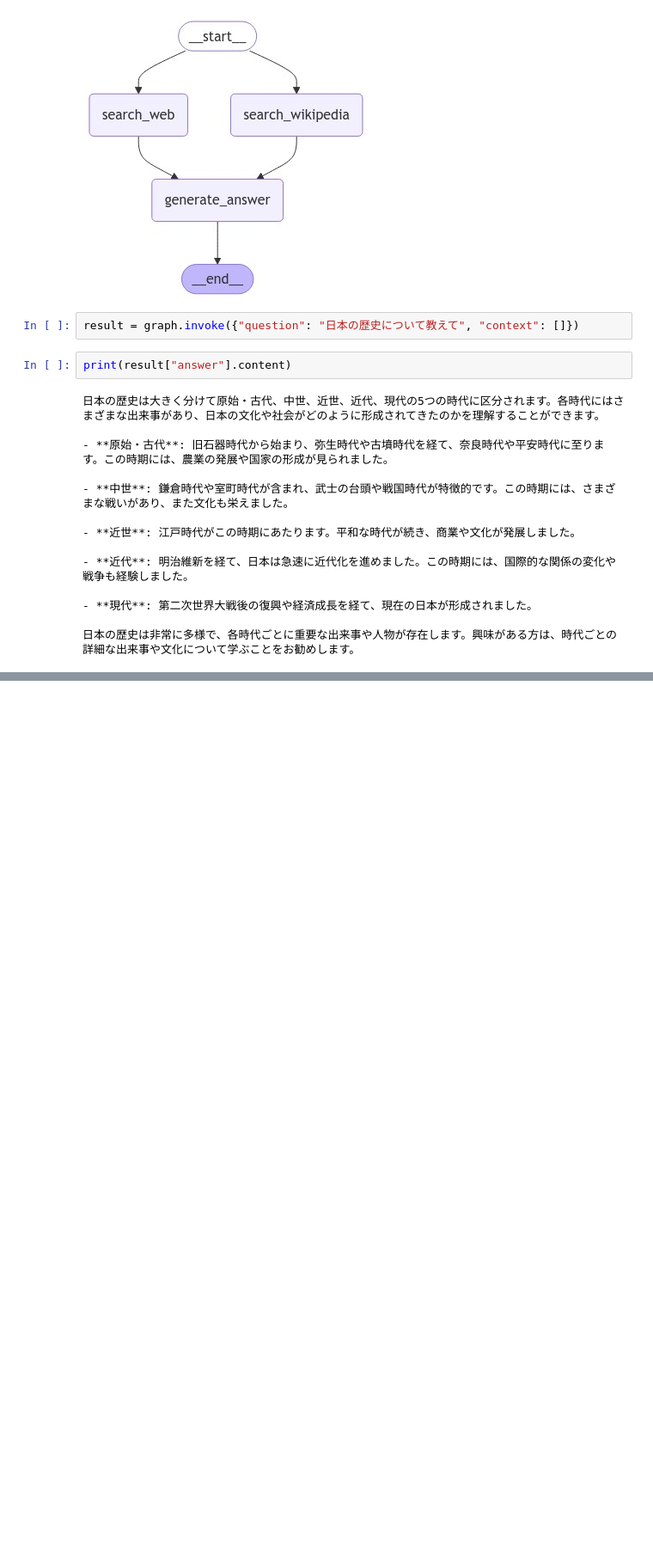
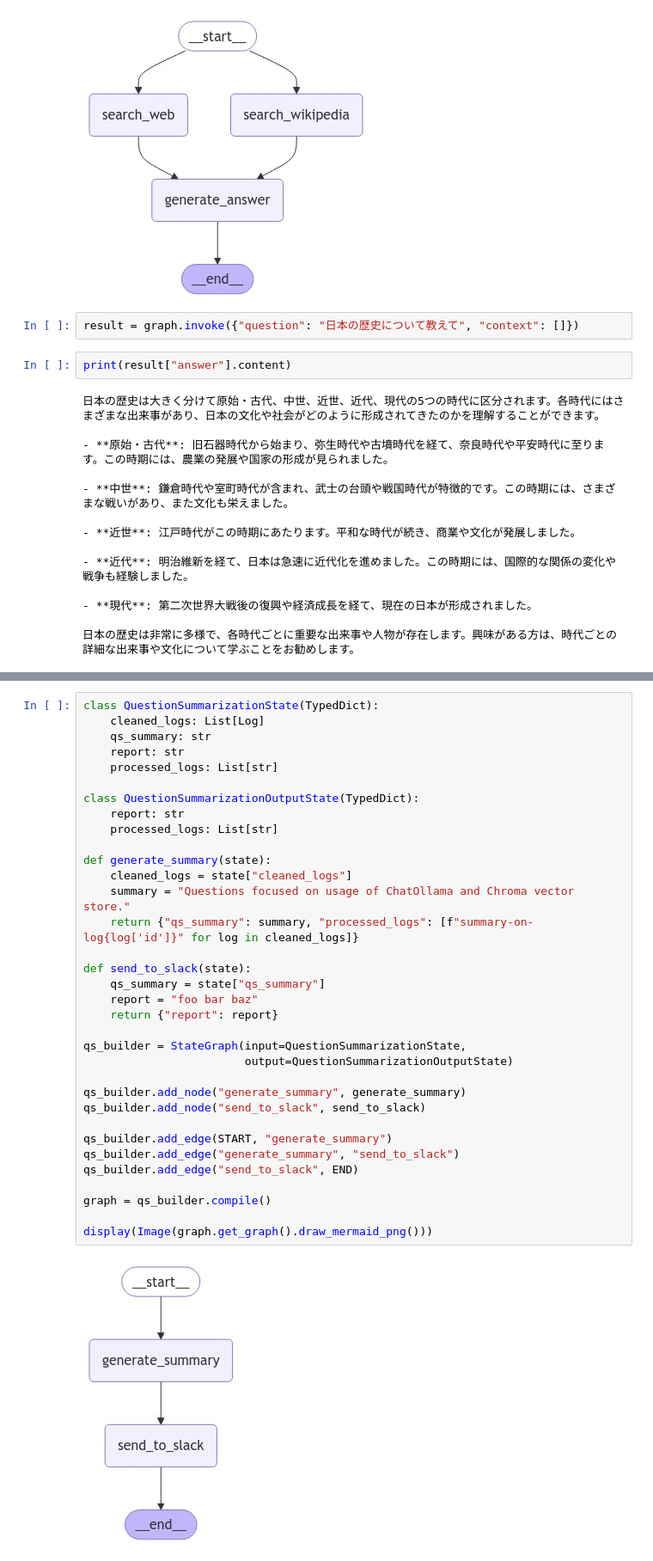
Before and after one commit to aidiary/learning-langchain, a Jupyter notebook: langchain-academy/4_building_your_assistant.ipynb, the cells around one changed output, grey strips where cells are left out. Shown at 86% size. Drawn from its saved outputs; the diff is of its cells as text; blank space fills up the shorter version.

```diff
--- a/langchain-academy/4_building_your_assistant.ipynb
+++ b/langchain-academy/4_building_your_assistant.ipynb
@@ -260,0 +317,36 @@ print(result["answer"].content)
+# %%
+class QuestionSummarizationState(TypedDict):
+    cleaned_logs: List[Log]
+    qs_summary: str
+    report: str
+    processed_logs: List[str]
+
+class QuestionSummarizationOutputState(TypedDict):
+    report: str
+    processed_logs: List[str]
+
+def generate_summary(state):
+    cleaned_logs = state["cleaned_logs"]
+    summary = "Questions focused on usage of ChatOllama and Chroma vector store."
+    return {"qs_summary": summary, "processed_logs": [f"summary-on-log{log['id']}" for log in cleaned_logs]}
+
+def send_to_slack(state):
+    qs_summary = state["qs_summary"]
+    report = "foo bar baz"
+    return {"report": report}
+
+qs_builder = StateGraph(input=QuestionSummarizationState,
+                        output=QuestionSummarizationOutputState)
+
+qs_builder.add_node("generate_summary", generate_summary)
+qs_builder.add_node("send_to_slack", send_to_slack)
+
+qs_builder.add_edge(START, "generate_summary")
+qs_builder.add_edge("generate_summary", "send_to_slack")
+qs_builder.add_edge("send_to_slack", END)
+
+graph = qs_builder.compile()
+
+display(Image(graph.get_graph().draw_mermaid_png()))
+# %% [output]
+[figure, added]
```
Also changed, not shown: parts of 9 cells of this notebook.
